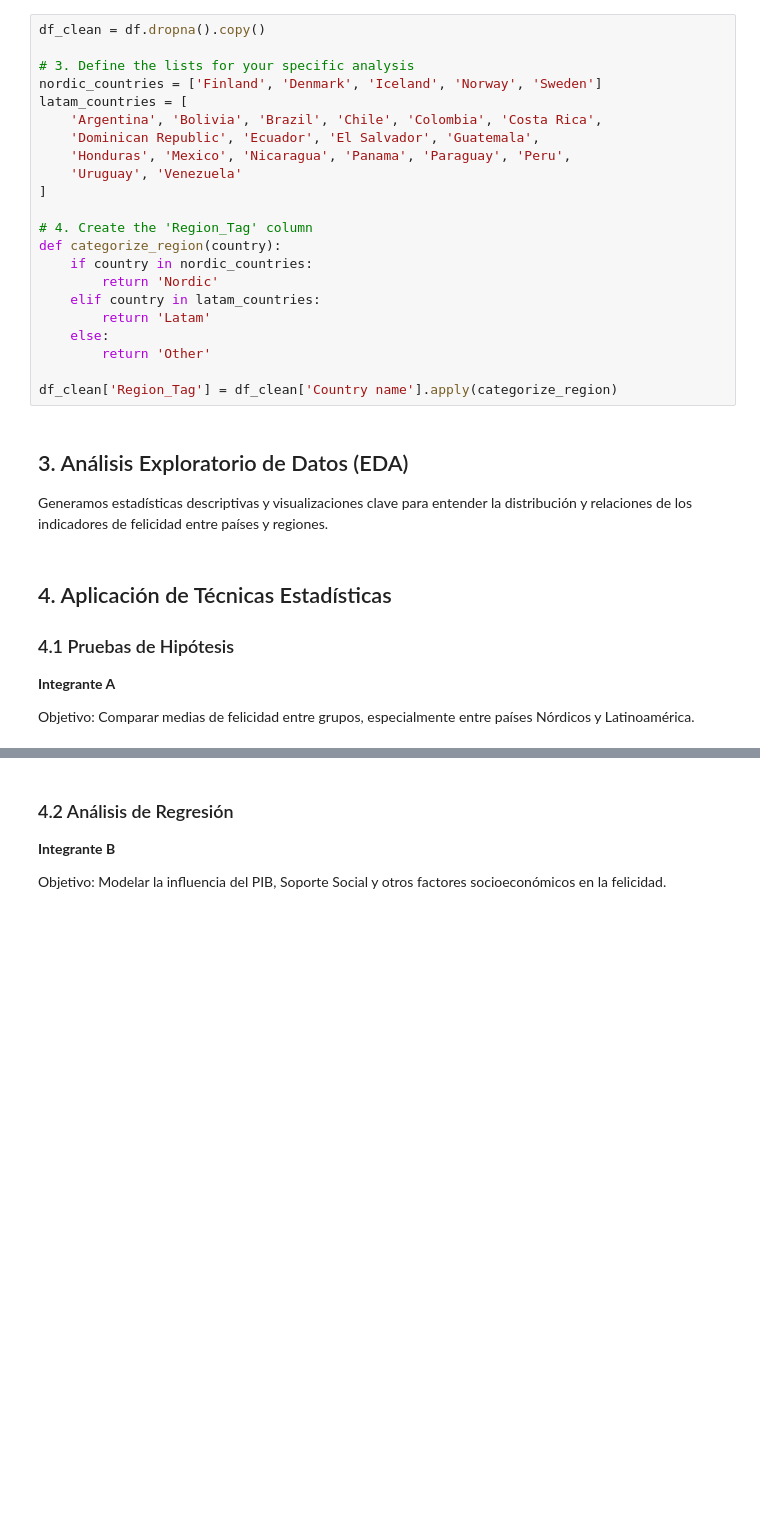
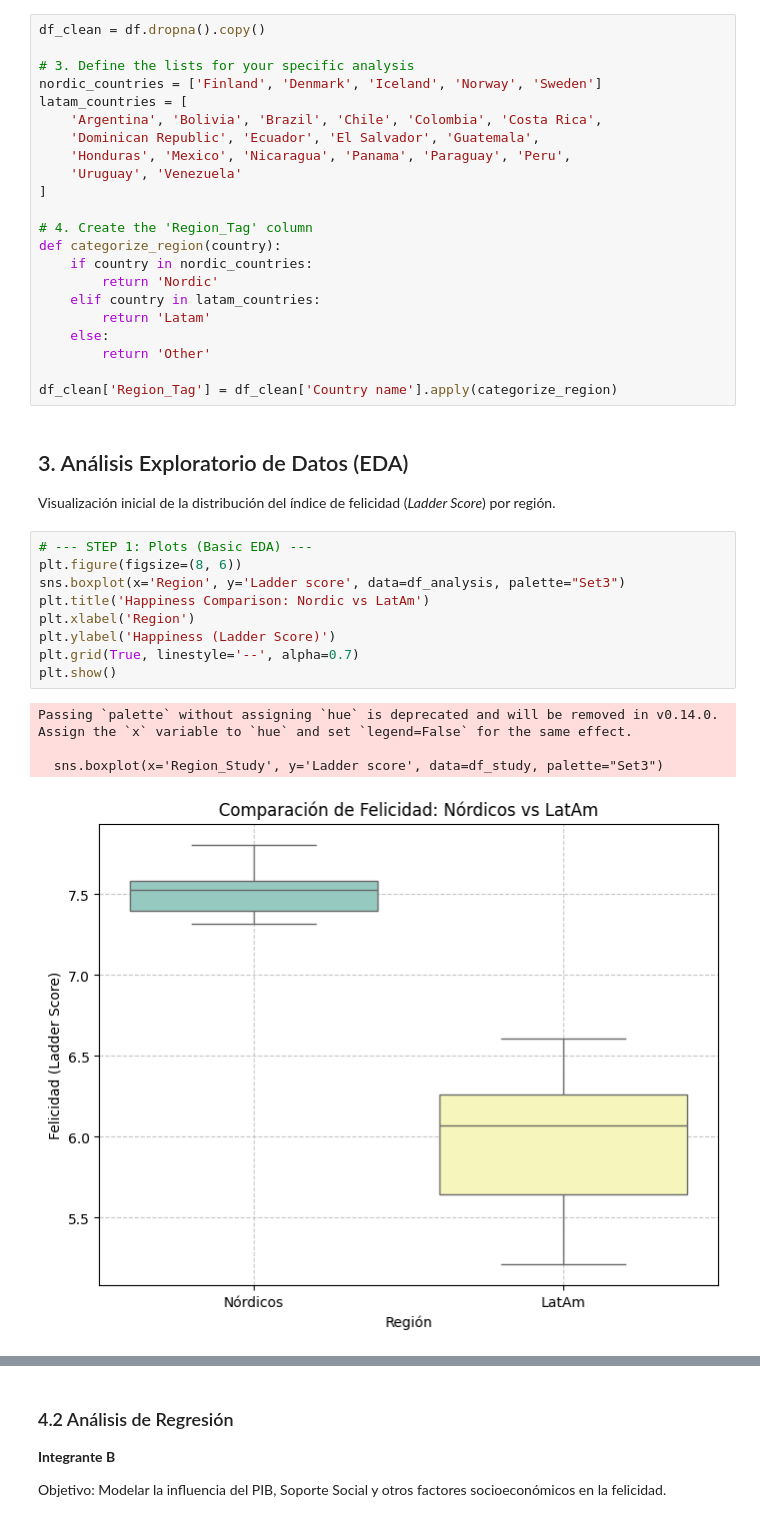
Before and after one commit to crackbandicoot-dot/stats-project-happiness-2025, a Jupyter notebook: notebooks/happiness_analysis.ipynb, the cells around one changed output, grey strips where cells are left out. Drawn from its saved outputs; the diff is of its cells as text; blank space fills up the shorter version.

```diff
--- a/notebooks/happiness_analysis.ipynb
+++ b/notebooks/happiness_analysis.ipynb
@@ -55,14 +55,21 @@ def categorize_region(country):
         return 'Other'
 
 df_clean['Region_Tag'] = df_clean['Country name'].apply(categorize_region)
-# %% [markdown]
-## 3. Análisis Exploratorio de Datos (EDA)
-
-Generamos estadísticas descriptivas y visualizaciones clave para entender la distribución y relaciones de los indicadores de felicidad entre países y regiones.
-# %% [markdown]
-## 4. Aplicación de Técnicas Estadísticas
-
-### 4.1 Pruebas de Hipótesis
-**Integrante A**
-
-Objetivo: Comparar medias de felicidad entre grupos, especialmente entre países Nórdicos y Latinoamérica.
+# %% [markdown]
+## 3. Análisis Exploratorio de Datos (EDA)
+
+Visualización inicial de la distribución del índice de felicidad (*Ladder Score*) por región.
+# %%
+# --- STEP 1: Plots (Basic EDA) ---
+plt.figure(figsize=(8, 6))
+sns.boxplot(x='Region', y='Ladder score', data=df_analysis, palette="Set3")
+plt.title('Happiness Comparison: Nordic vs LatAm')
+plt.xlabel('Region')
+plt.ylabel('Happiness (Ladder Score)')
+plt.grid(True, linestyle='--', alpha=0.7)
+plt.show()
+# %% [output]
+Passing `palette` without assigning `hue` is deprecated and will be removed in v0.14.0. Assign the `x` variable to `hue` and set `legend=False` for the same effect.
+
+  sns.boxplot(x='Region_Study', y='Ladder score', data=df_study, palette="Set3")
+[figure, added]
```
Also changed, not shown: parts of 3 cells of this notebook.
